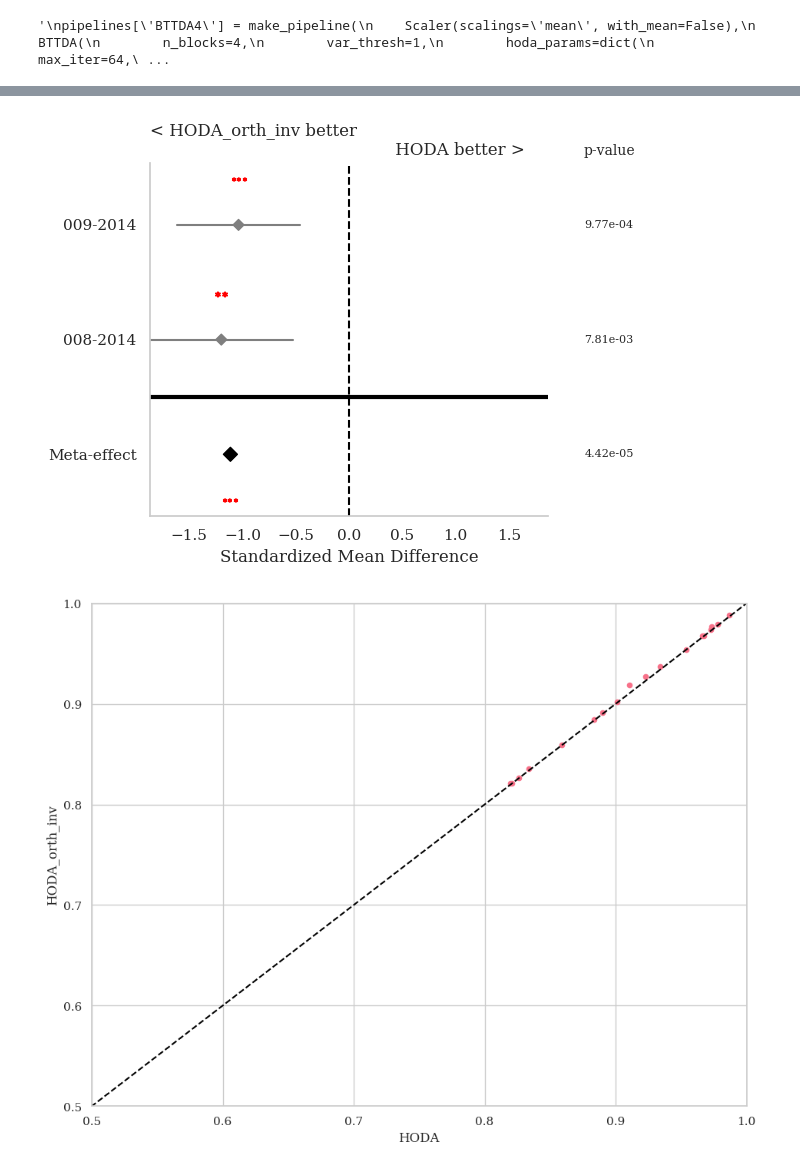
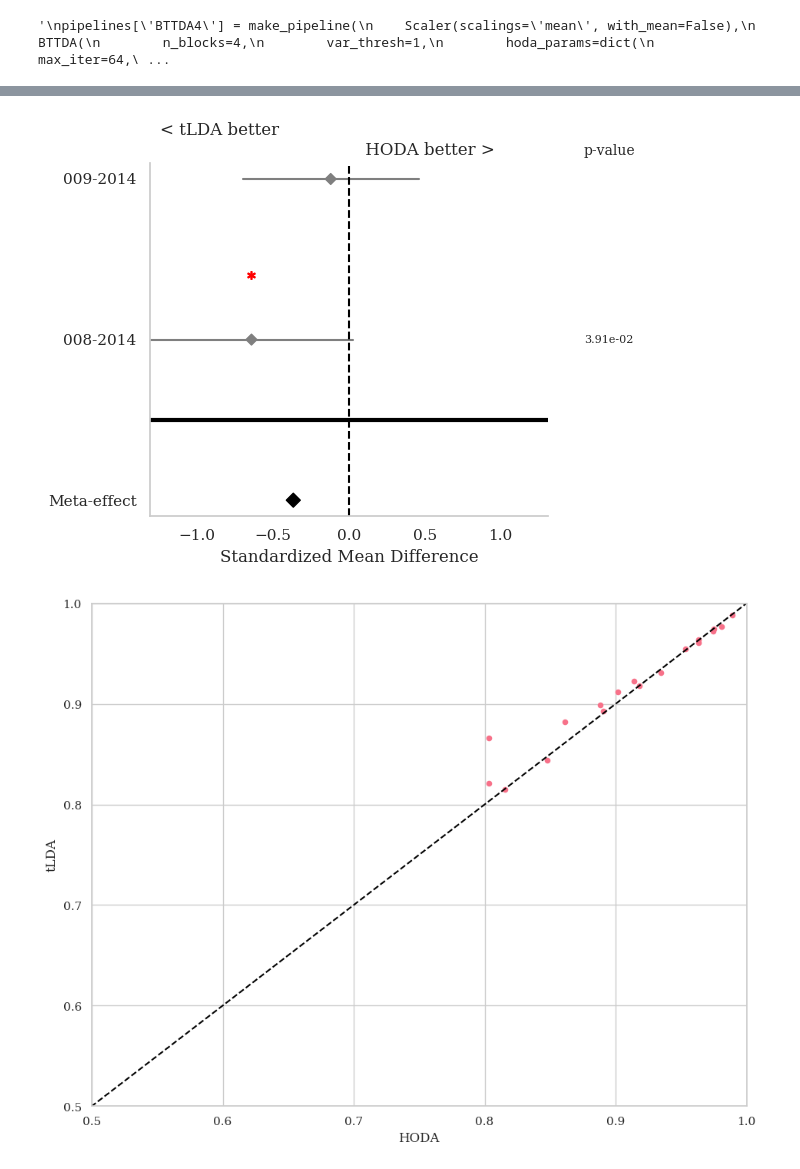
Before and after one commit to arnevdk/bttda, a Jupyter notebook: notebooks/moabb.ipynb, the cells around one changed output, grey strips where cells are left out. Cells and saved outputs as stored; diff of their text form; code cells hidden in the pictures.

```diff
--- a/notebooks/moabb.ipynb
+++ b/notebooks/moabb.ipynb
@@ -42,7 +42,7 @@ evaluation = WithinSessionEvaluation(
     paradigm=paradigm,
     datasets=datasets,
     suffix="hoda",
-    overwrite=False,
+    overwrite=True,
     random_state=42,
     n_jobs=4,
     #data_size=dict(
@@ -70,7 +70,7 @@ pipelines['HODA'] = make_pipeline(
     Scaler(scalings='mean', with_mean=False),
     HODA(
         max_iter=64,
-        rank=[4,4],
+        rank=None,
         tol=1e-8,
         init ='svd',
         shrinkage='lw',
@@ -79,31 +79,9 @@ pipelines['HODA'] = make_pipeline(
         solver='lanczos',
         verbose=False,
         taper=False,
-        prune=False,
+        prune=True,
         keep_train_info=False,
-        orth_inv=False,
 
-    ),
-    Vectorize(),
-    StandardScaler(),
-    LinearDiscriminantAnalysis(shrinkage='auto', solver='lsqr')
-)
-pipelines['HODA_orth_inv'] = make_pipeline(
-    Scaler(scalings='mean', with_mean=False),
-    HODA(
-        max_iter=64,
-        rank=[4,4],
-        tol=1e-8,
-        init ='svd',
-        shrinkage='lw',
-        toeplitz=None,
-        obj='rt',
-        solver='lanczos',
-        verbose=False,
-        taper=False,
-        prune=False,
-        keep_train_info=False,
-        orth_inv=True,
     ),
     Vectorize(),
     StandardScaler(),
@@ -242,10 +220,10 @@ _ = summary_plot(P, T)
 # %%
 from moabb.analysis.plotting import meta_analysis_plot, paired_plot
-_ = meta_analysis_plot(stats, 'HODA', 'HODA_orth_inv')
-_  = paired_plot(results, 'HODA', 'HODA_orth_inv')
+_ = meta_analysis_plot(stats, 'HODA', 'tLDA')
+_  = paired_plot(results, 'HODA', 'tLDA')
 # %% [output]
-[figure, old version]
+[figure, new version]
-[figure, old version]
+[figure, new version]
 # %%
 import seaborn as sns
 from moabb.analysis.meta_analysis import (
```
Also changed, not shown: parts of 4 cells of this notebook, 3 other files.
